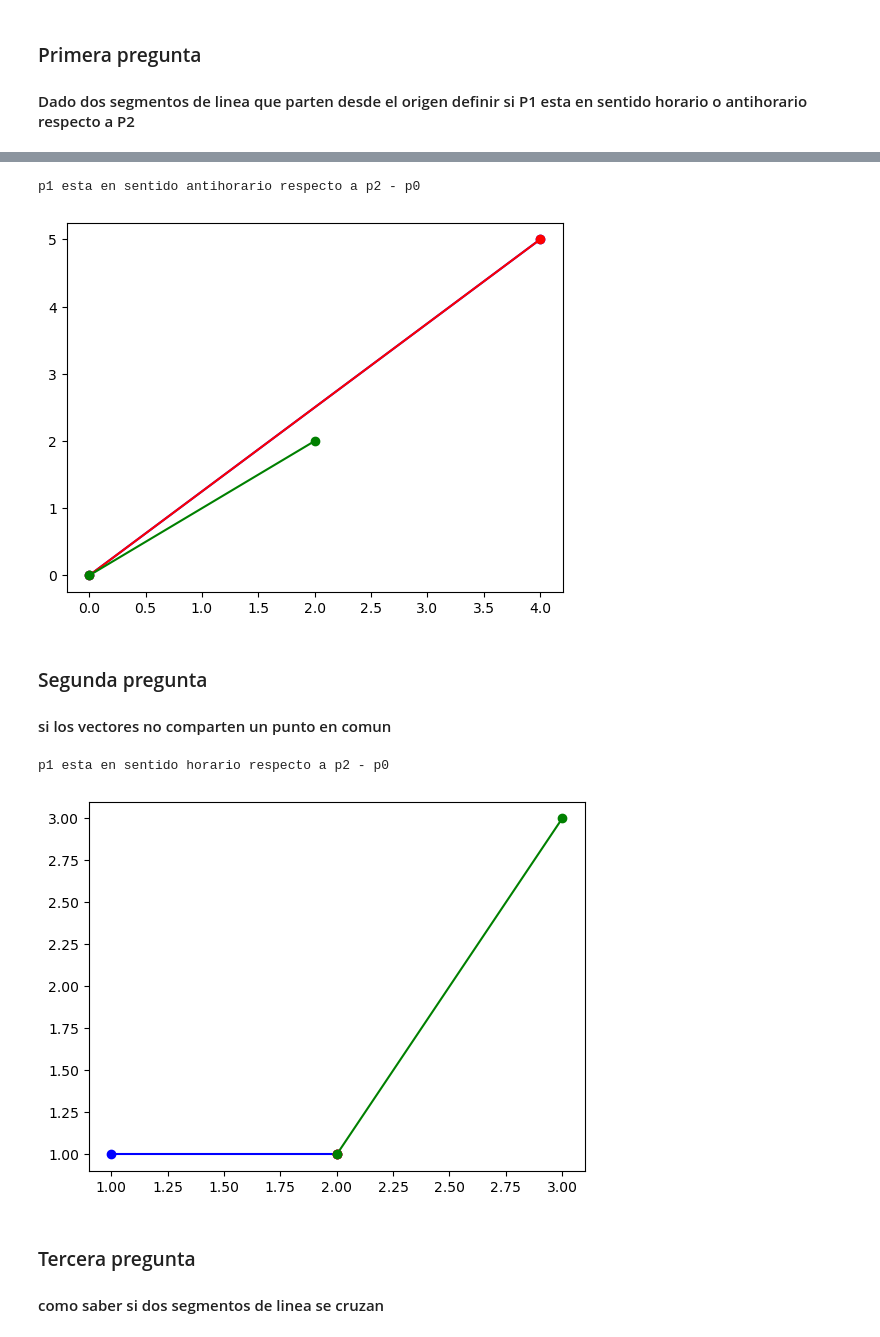
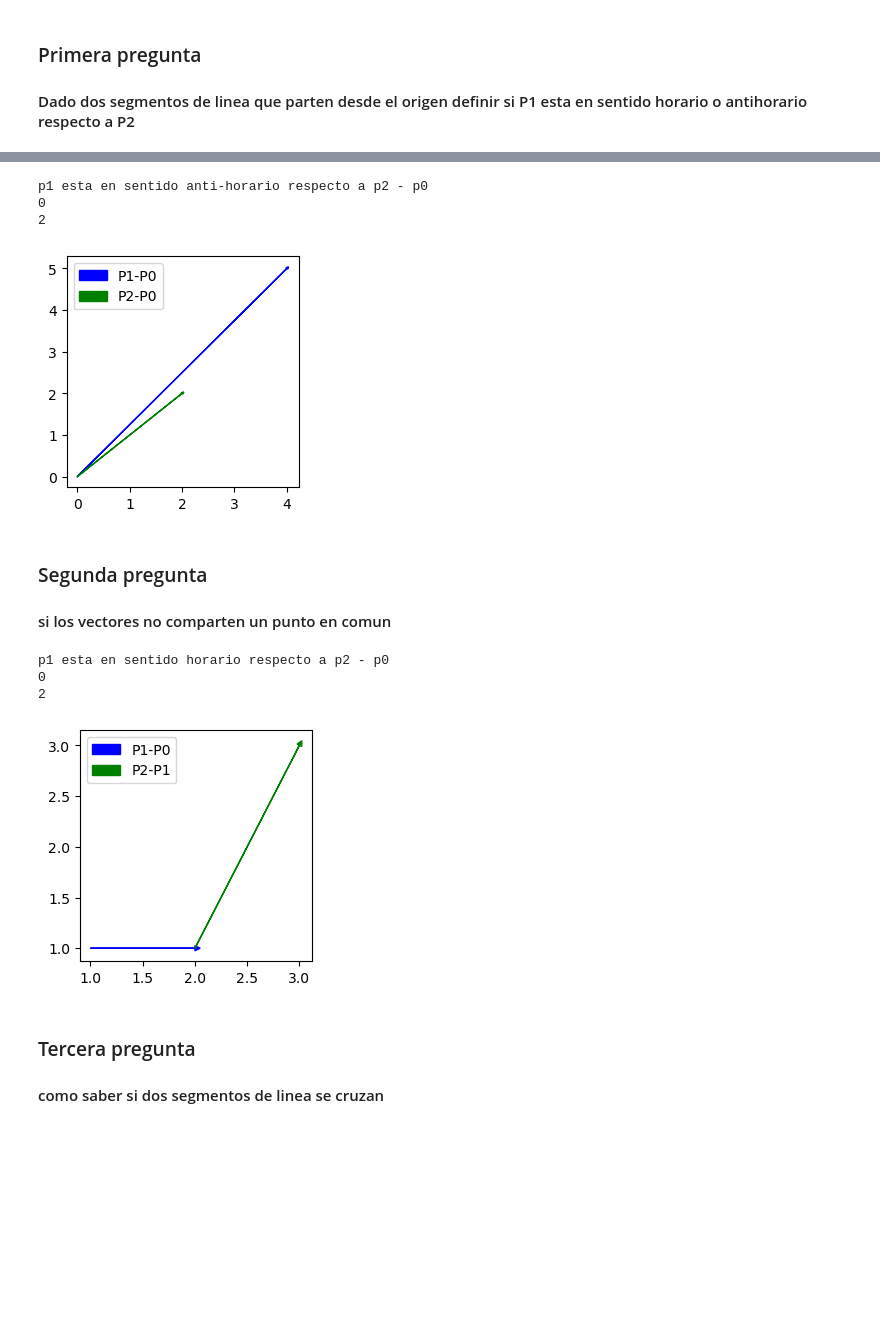
Before and after one commit to Camilohoyos99-DC/Computational-geometry, a Jupyter notebook: Segmentos de linea semana 1/segmentos de linea.ipynb, the cells around one changed output, grey strips where cells are left out. Saved outputs shown, nothing was run; the diff lists cells and outputs as text; code cells hidden in the pictures; blank space fills up the shorter version.

```diff
--- a/Segmentos de linea semana 1/segmentos de linea.ipynb
+++ b/Segmentos de linea semana 1/segmentos de linea.ipynb
@@ -3,18 +3,37 @@ import numpy as np
 import matplotlib.pyplot as plt
 # %%
 class Point:
-    def __init__(self,cordinates):
+    def __init__(self,cordinates,name):
         self.x = cordinates[0]
         self.y = cordinates[1]
+        self.name = name
+
+    def __repr__(self):
+        return (f"({self.x}, {self.y})" )
+
+    def __str__(self):
+        return (self.name)
 
     def cross_point(self,p0,p2):# partimos de que p1 es el punto que queremos indentificar respecto a p2
                            #y p0 es el vector que usaremos para mandar los vectores p1 y p2 al origen
         prod1 = (self.x - p0.x) * (p2.y - p0.y)
         prod2 = (self.y - p0.y) * (p2.x - p0.x)
         res = prod1 - prod2
-        if res > 1 : print("p1 esta en sentido horario respecto a p2 - p0")
-        elif res < 1 : print ("p1 esta en sentido antihorario respecto a p2 - p0")
+        if res < 0 : print("p1 esta en sentido horario respecto a p2 - p0")
+        elif res > 0 : print ("p1 esta en sentido anti-horario respecto a p2 - p0")
         else: print(" los segmentos son colineales")
+# %%
+def visualization2(points):
+    fig, ax = plt.subplots(figsize=(3,3))
+    colors = ['blue','red','green','orange','purple','cyan','brown']
+
+    for i in range(0, len(points)-1,2):
+        plt.arrow(points[i].x, points[i].y, points[i+1].x - points[i].x, points[i+1].y - points[i].y, head_width =0.05, head_length=0.05,
+                 color=colors[i], label= f"{points[i+1]}-{points[i]}")
+
+        print(i)
+    plt.legend()
+    plt.show()
 # %%
 def visualization(points):
     x = [coor.x for coor in points]
@@ -49,18 +79,20 @@ p1 esta en sentido horario respecto a p2 - p0
 # %%
 p0 = (0,0)
 p1 = (4,5)
 p2 = (2,2)
 
-P0 = Point(p0)
-P1 = Point(p1)
-P2 = Point(p2)
+P0 = Point(p0,"P0")
+P1 = Point(p1,"P1")
+P2 = Point(p2,"P2")
 
 P1.cross_point(P0,P2)
 points = [P0,P1,P0,P2]
-visualization(points)
+visualization2(points)
 # %% [output]
-p1 esta en sentido antihorario respecto a p2 - p0
+p1 esta en sentido anti-horario respecto a p2 - p0
+0
+2
-[figure, old version]
+[figure, new version]
 # %% [markdown]
 ### Segunda pregunta
 #### si los vectores no comparten un punto en comun
@@ -69,17 +101,18 @@ p0 = (1,1)
 p1 = (2,1)
 p2 = (3,3)
 
-P0 = Point(p0)
-P1 = Point(p1)
-P2 = Point(p2)
+P0 = Point(p0,"P0")
+P1 = Point(p1,"P1")
+P2 = Point(p2,"P2")
 
 P1.cross_point(P0,P2)
 points = [P0,P1,P1,P2]
-visualization(points) # tengo duda  sobre como plantear la vizualizacion ya que para el primer caso lo estaba planteando desde
-# un punto de origen p0 y para el segundo desde un camino que empieza en p0, arreglar uno me daña el otro
+visualization2(points)
 # %% [output]
 p1 esta en sentido horario respecto a p2 - p0
+0
+2
-[figure, old version]
+[figure, new version]
 # %% [markdown]
 ### Tercera pregunta
 #### como saber si dos segmentos de linea se cruzan
```
Also changed, not shown: parts of 6 cells of this notebook.
